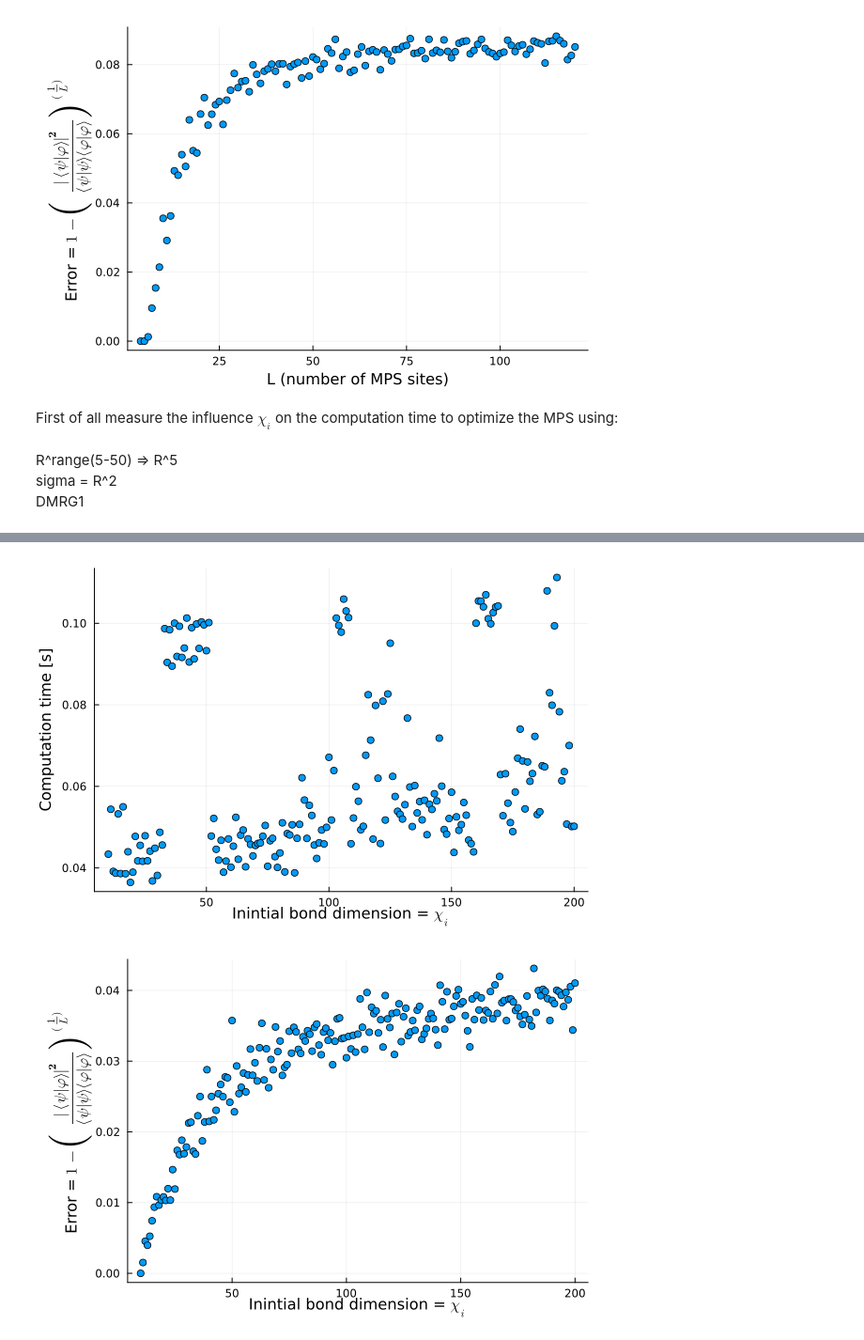
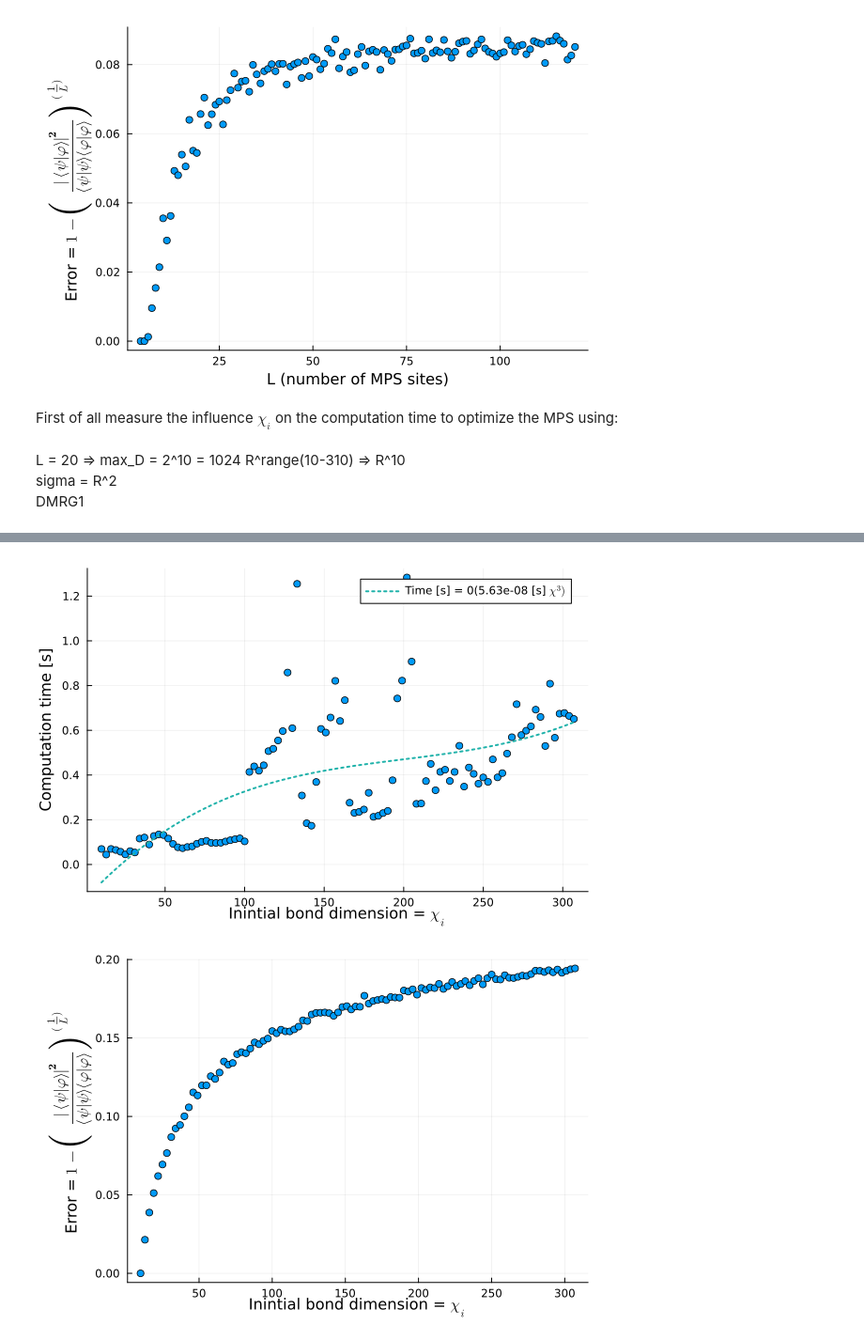
Before and after one commit to bartdv123/MasterThesis-TensorNetworks, a Jupyter notebook: Notebooks with initial implementations/Computation complexity final analysis for entangled states.ipynb, the cells around one changed output, grey strips where cells are left out. Shown at 94% size. Saved outputs shown, nothing was run; the diff lists cells and outputs as text; code cells hidden in the pictures.

```diff
--- a/Notebooks with initial implementations/Computation complexity final analysis for entangled states.ipynb
+++ b/Notebooks with initial implementations/Computation complexity final analysis for entangled states.ipynb
@@ -107,7 +109,8 @@ display(Plots.scatter(L_list, fidelity_in_function_of_L,
 # %% [markdown]
 First of all measure the influence $\chi_{i}$ on the computation time to optimize the MPS using:\
 \
-R^range(5-50) => R^5    \
+L = 20 => max_D = 2^10 = 1024
+R^range(10-310) => R^10    \
 sigma = R^2 \
 DMRG1
 # %%
@@ -119,16 +122,16 @@ DMRG1
 
 # Create a DMRG algorithm instance
 alg = DMRG(;  # Choose DMRG (1-site) for this example
-    maxiter = 40,  # Maximum number of iterations
+    maxiter = 20,  # Maximum number of iterations
     verbose = false,   # Verbosity level (0: silent, 1: basic, 2: detailed)
     tol = 1e-24
 )
 
 
 physical_index = ℝ^2
-max_virtualspace_exact = collect(10:200)
+max_virtualspace_exact = [(10 + (i-1)*3) for i in 1:100]
 max_virtualspace_approx = ℝ^10
-L = 10
+L = 20 # => chi_max = 2^10 = 1024
 
 time_taken_function_of_chi_i = []
 fidelity_in_function_of_chi_i = []
@@ -158,17 +161,82 @@ end
 
 #TODO: MAYBE average the computational time [s] over 10 runs?
 
+# Fitting to something 0(chi^3)?
+
+x = deepcopy(max_virtualspace_exact)
+y = Float64.(deepcopy(time_taken_function_of_chi_i))
+fit_result = CurveFit.poly_fit(x, y, 3)
+d, c, b, a = fit_result # (ax^3 + bx^2 + cx +d)
+
+y_fit = a*x.^3  .+ b*x.^2 .+c*x.+d
+a_str = @sprintf("%.2e", a)
+b_str = @sprintf("%.2e", b)
+c_str = @sprintf("%.2e", c)
+d_str = @sprintf("%.2e", d)
+
+
+
 # Plot the results in function of L
 p = Plots.scatter(max_virtualspace_exact, time_taken_function_of_chi_i,
               xlabel="Inintial bond dimension = " * L"\chi_i" ,
               ylabel="Computation time [s]",
               label="",
               legend=false)
-#Plots.plot!(max_virtualspace_exact, β * max_virtualspace_exact, legend=true, label="Time [s] = $β_str [s] × " * L"\chi", linewidth=2, color=colorant"lightseagreen", linestyle=:dot)
+fullstring = "Time [s] = $a_str [s] × " * L"\chi^3" * " + $b_str [s] × " * L"\chi^2" * " + c $c_str [s] × " * L"\chi" * " + $d_str [s]"
+Plots.plot!(max_virtualspace_exact, y_fit, legend=true, label="Time [s] = 0($a_str [s] " * L"\chi^3)", linewidth=2, color=colorant"lightseagreen", linestyle=:dot)
 display(p)
 
 display(Plots.scatter(max_virtualspace_exact, fidelity_in_function_of_chi_i,
               xlabel="Inintial bond dimension = " * L"\chi_i",
               ylabel="Error = " * L"1 - \left( \textbf{{\frac{|\langle \psi | \varphi \rangle|^2}{\langle \psi | \psi \rangle \langle \varphi | \varphi \rangle}}}\right)^{(\frac{1}{L})}",
               legend=false, left_margin = 5mm))
+
+
+
+# Fitting to something 0(chi^2)?
+
+x = deepcopy(max_virtualspace_exact)
+y = Float64.(deepcopy(time_taken_function_of_chi_i))
+fit_result = CurveFit.poly_fit(x, y, 2)
+c, b, a = fit_result # (ax^2 + bx + c)
+
+y_fit = a*x.^2 .+ b*x .+ c
+a_str = @sprintf("%.2e", a)
+b_str = @sprintf("%.2e", b)
+c_str = @sprintf("%.2e", c)
+
+
+
+# Plot the results in function of L
+p = Plots.scatter(max_virtualspace_exact, time_taken_function_of_chi_i,
+              xlabel="Inintial bond dimension = " * L"\chi_i" ,
+              ylabel="Computation time [s]",
+              label="",
+              legend=false)
+fullstring = "Time [s] = $a_str [s]" * L"\chi^2" * " + $b_str [s] " * L"\chi" * " + $c_str [s] "
+Plots.plot!(max_virtualspace_exact, y_fit, legend=true, label="Time [s] = $fullstring", linewidth=2, color=colorant"lightseagreen", linestyle=:dot)
+display(p)
+
+# Fitting to something 0(chi^2)?
+
+x = deepcopy(max_virtualspace_exact)
+y = Float64.(deepcopy(time_taken_function_of_chi_i))
+fit_result = CurveFit.poly_fit(x, y, 1)
+b, a = fit_result # ax + b)
+
+y_fit = a*x .+ b
+a_str = @sprintf("%.2e", a)
+b_str = @sprintf("%.2e", b)
+
+
+
+# Plot the results in function of L
+p = Plots.scatter(max_virtualspace_exact, time_taken_function_of_chi_i,
+              xlabel="Inintial bond dimension = " * L"\chi_i" ,
+              ylabel="Computation time [s]",
+              label="",
+              legend=false)
+fullstring = "Time [s] = $a_str [s] × " * L"\chi" * " + $b_str [s] "
+Plots.plot!(max_virtualspace_exact, y_fit, legend=true, label="Time [s] = $fullstring", linewidth=2, color=colorant"lightseagreen", linestyle=:dot)
+display(p)
 # %% [output]
@@ -192,2 +260,2 @@ display(Plots.scatter(max_virtualspace_exact, fidelity_in_function_of_chi_i,
-[figure, old version]
+[figure, new version]
-[figure, old version]
+[figure, new version]
```
Also changed, not shown: parts of 5 cells of this notebook.
